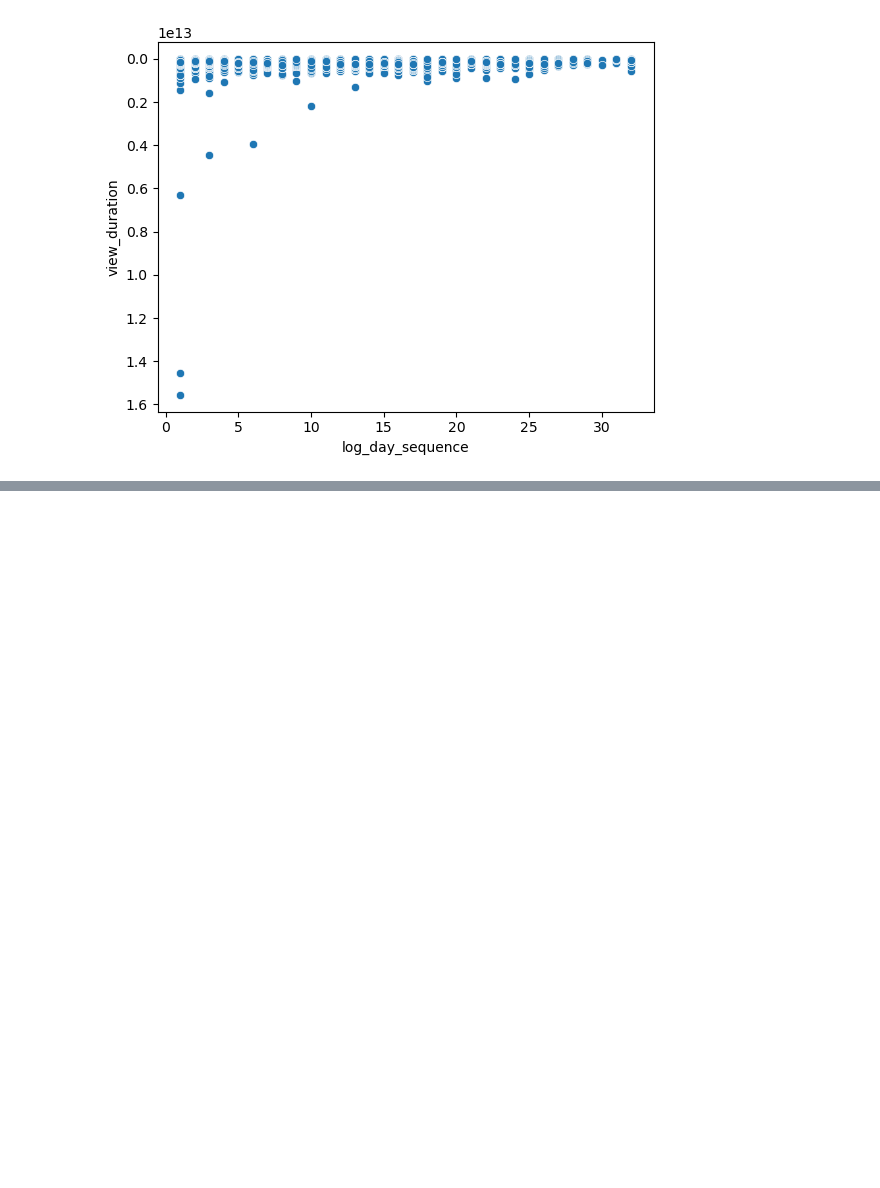
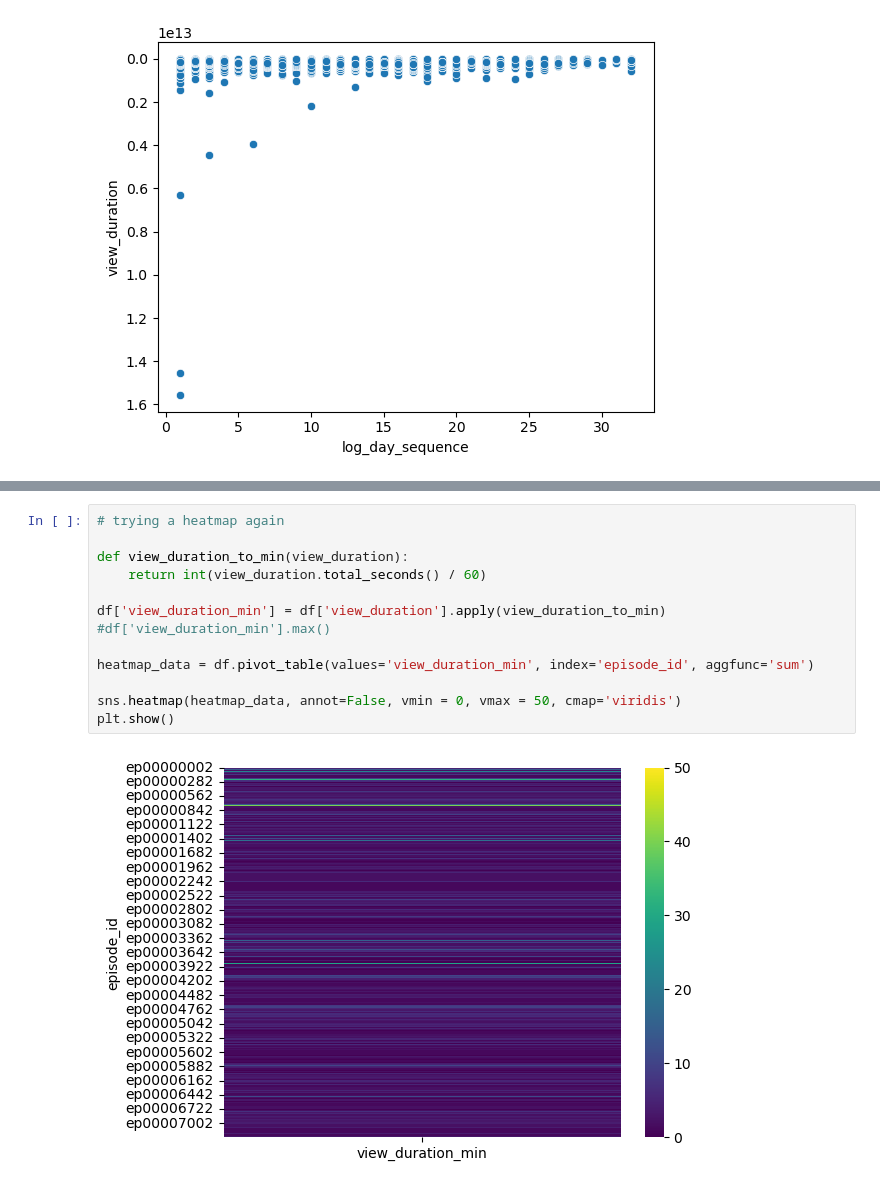
Before and after one commit to tczank/myUnext, a Jupyter notebook: trialEDA.ipynb, the cells around one changed output, grey strips where cells are left out. Saved outputs shown, nothing was run; the diff lists cells and outputs as text; blank space fills up the shorter version.

```diff
--- a/trialEDA.ipynb
+++ b/trialEDA.ipynb
@@ -153,0 +198,15 @@ plt.show()
+# %%
+# trying a heatmap again
+
+def view_duration_to_min(view_duration):
+    return int(view_duration.total_seconds() / 60)
+
+df['view_duration_min'] = df['view_duration'].apply(view_duration_to_min)
+#df['view_duration_min'].max()
+
+heatmap_data = df.pivot_table(values='view_duration_min', index='episode_id', aggfunc='sum')
+
+sns.heatmap(heatmap_data, annot=False, vmin = 0, vmax = 50, cmap='viridis')
+plt.show()
+# %% [output]
+[figure, added]
```
Also changed, not shown: parts of 15 cells of this notebook, 4 other files.
